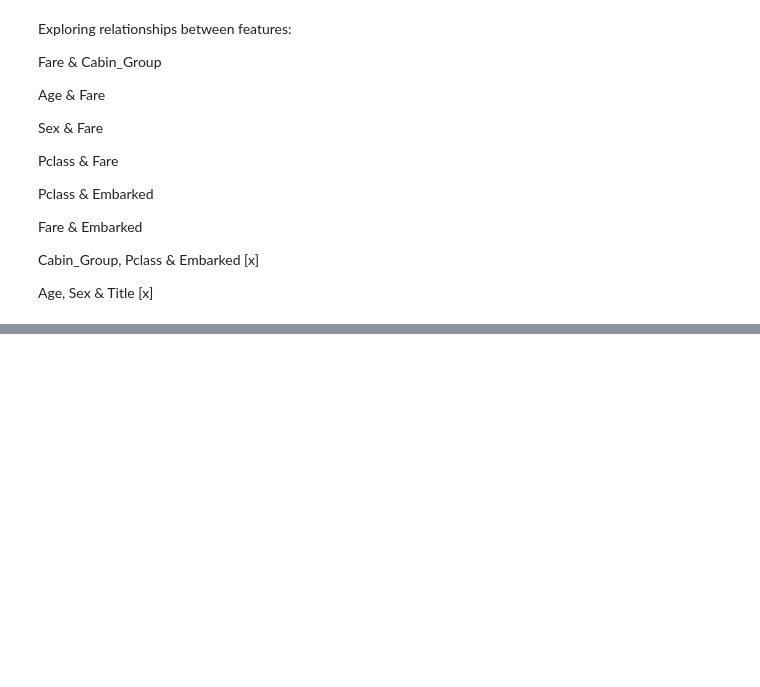
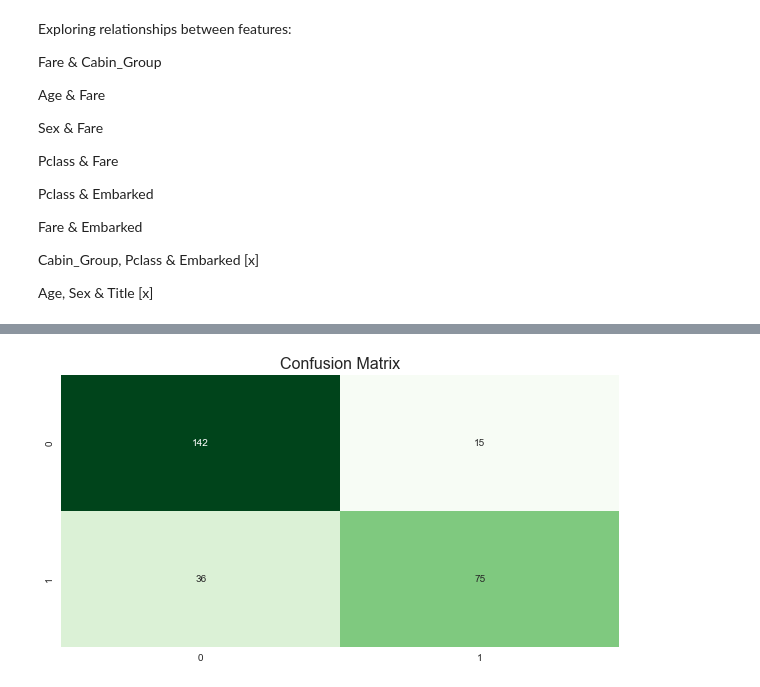
Before and after one commit to mattrubic/Titanic, a Jupyter notebook: Titanic.ipynb, the cells around one changed output, grey strips where cells are left out. Cells and saved outputs as stored; diff of their text form; code cells hidden in the pictures; blank space fills up the shorter version.

Commit message:
models + boosting

```diff
--- a/Titanic.ipynb
+++ b/Titanic.ipynb
@@ -501,0 +568,35 @@ TypeError: Cannot set a Categorical with another, without identical categories
+# %%
+cat_cols = ['Sex', 'Embarked', 'Title', 'Cabin_Group']
+num_cols = ['Pclass', 'Age', 'SibSp', 'Parch', 'Fare']
+
+pipeExtracting = Pipeline(steps=[('Title_cabin', FunctionTransformer(Title_cabin)), ('convert_types', FunctionTransformer(convert_types))])
+
+numerical = Pipeline(steps=[('imp_num',IterativeImputer(estimator=RandomForestRegressor(), initial_strategy='mean', max_iter=10, random_state=0)), ('standard scaler',StandardScaler())])
+categorical = Pipeline(steps=[('imp_cat',IterativeImputer(estimator=RandomForestClassifier(), initial_strategy='most_frequent', max_iter=10, random_state=0))])
+#Without encoding step, as I can't figure out how to do that within the pipeline effectively right now
+
+transformer = ColumnTransformer(transformers=[('numerical',numerical,num_cols),('categorical',categorical,cat_cols)])
+
+pipe = Pipeline([#('pipeExtracting',pipeExtracting), commented out so that extracting necessary columns is done before encoding
+    ('All Transformers', transformer), ('model', AdaBoostClassifier(base_estimator=RandomForestClassifier(n_estimators=1000, min_samples_leaf=20)))])
+# %%
+titanicX = titanic.drop(columns=['Survived', 'PassengerId'])
+titanicY = titanic.Survived
+
+pipeExtracting.fit_transform(titanicX)
+
+categorical = categorical = ['Sex', 'Embarked', 'Title', 'Cabin_Group']
+titanicX[categorical] = titanicX[categorical].apply(lambda series: pd.Series(
+        LabelEncoder().fit_transform(series[series.notnull()]),
+        index=series[series.notnull()].index))
+
+xtrain, xvalid, ytrain, yvalid = train_test_split(titanicX,titanicY, test_size=.3, random_state=42)
+pipe.fit(xtrain,ytrain)
+# %%
+ypred = pipe.predict(xvalid)
+# %%
+plt.figure(figsize=(10,5))
+sns.heatmap(confusion_matrix(yvalid,ypred), annot=True, fmt='d', cmap='Greens',cbar=False).set_title('Confusion Matrix', fontsize=16)
+plt.show()
+# %% [output]
+[figure, added]
```
Also changed, not shown: parts of 50 cells of this notebook.
